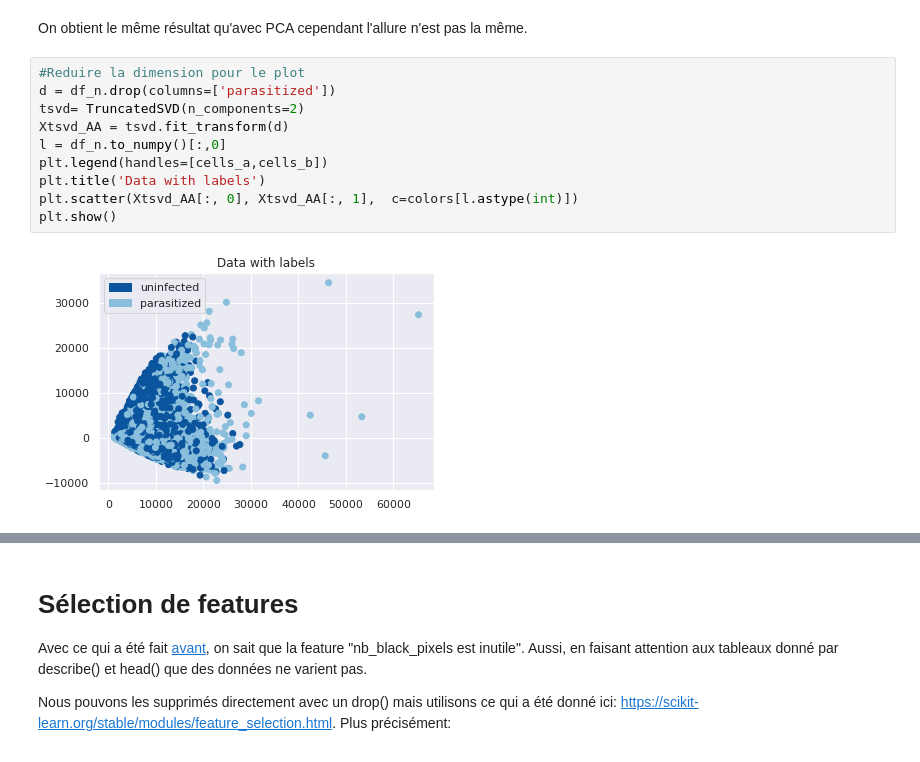
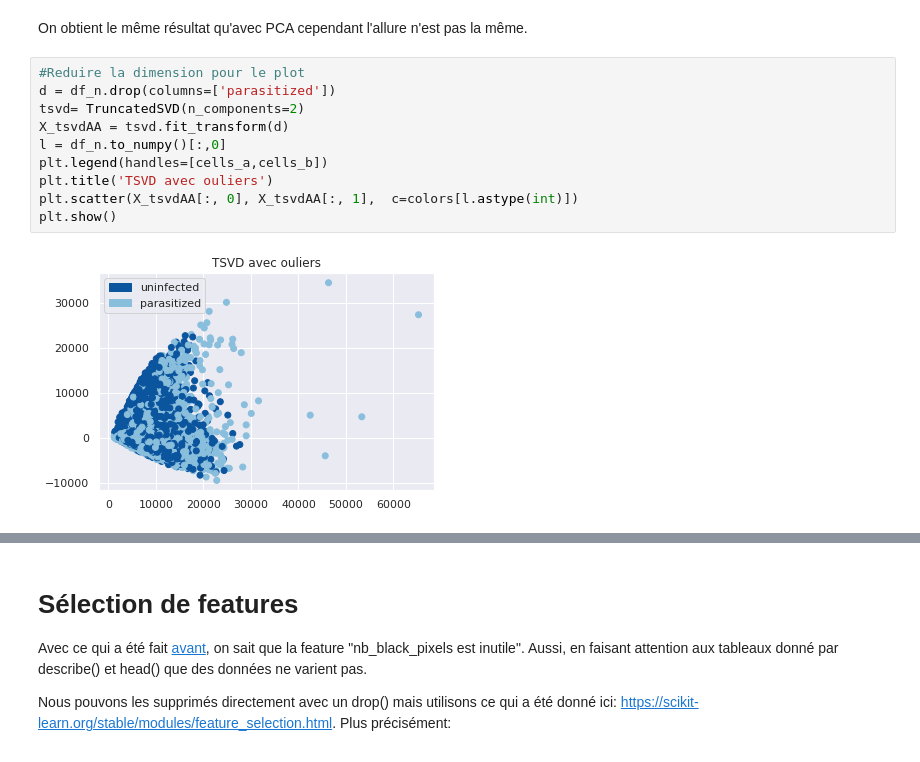
Before and after one commit to PhamAlexT/MOSQUITO, a Jupyter notebook: starting_kit/README_preprocessing.ipynb, the cells around one changed output, grey strips where cells are left out. Drawn from its saved outputs; the diff is of its cells as text.

```diff
--- a/starting_kit/README_preprocessing.ipynb
+++ b/starting_kit/README_preprocessing.ipynb
@@ -885,12 +909,12 @@ On obtient le même résultat qu'avec PCA cependant l'allure n'est pas la même.
 # %%
 #Reduire la dimension pour le plot
 d = df_n.drop(columns=['parasitized'])
 tsvd= TruncatedSVD(n_components=2)
-Xtsvd_AA = tsvd.fit_transform(d)
+X_tsvdAA = tsvd.fit_transform(d)
 l = df_n.to_numpy()[:,0]
 plt.legend(handles=[cells_a,cells_b])
-plt.title('Data with labels')
-plt.scatter(Xtsvd_AA[:, 0], Xtsvd_AA[:, 1],  c=colors[l.astype(int)])
+plt.title('TSVD avec ouliers')
+plt.scatter(X_tsvdAA[:, 0], X_tsvdAA[:, 1],  c=colors[l.astype(int)])
 plt.show()
 # %% [output]
-[figure, old version]
+[figure, new version]
```
Also changed, not shown: parts of 20 cells of this notebook.
